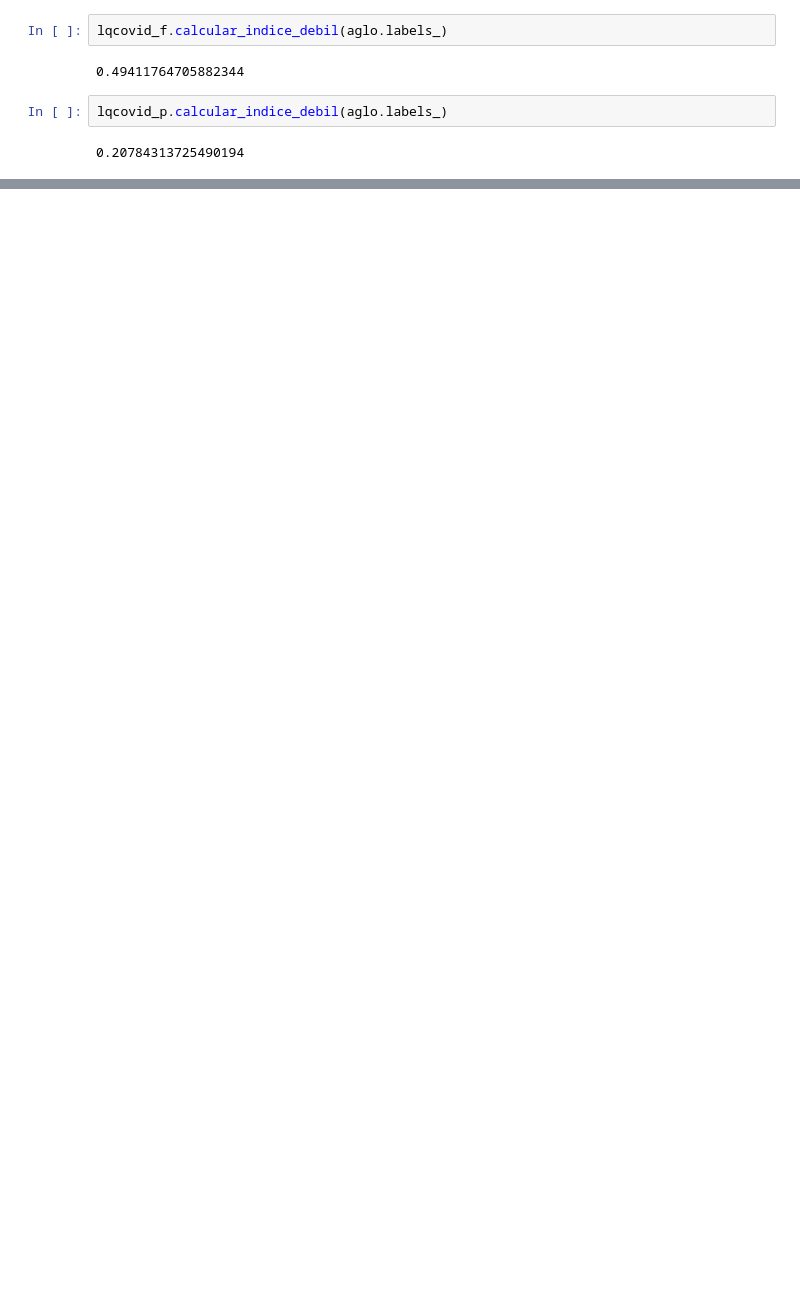
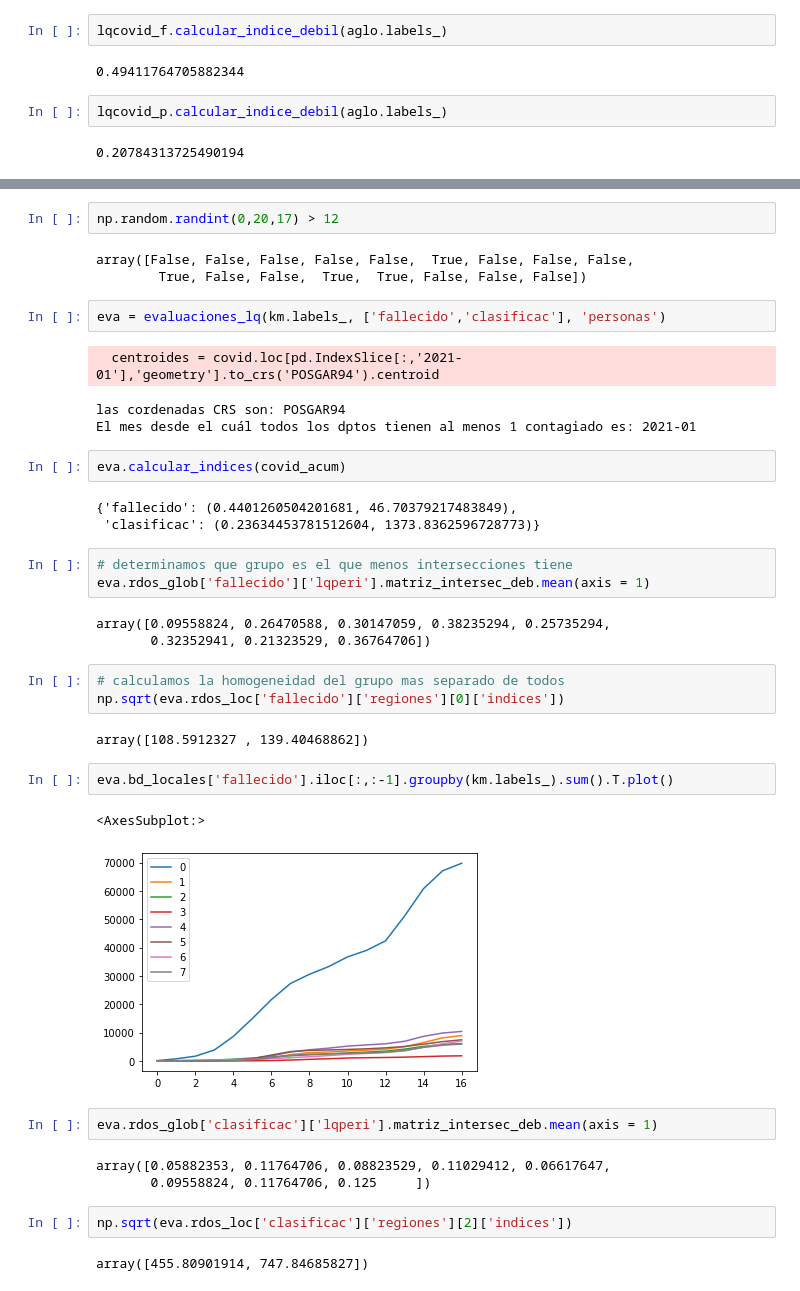
Before and after one commit to pabanib/Covid2, a Jupyter notebook: Autoencoders.ipynb, the cells around one changed output, grey strips where cells are left out. Cells and saved outputs as stored; diff of their text form; blank space fills up the shorter version.

```diff
--- a/Autoencoders.ipynb
+++ b/Autoencoders.ipynb
@@ -561,0 +634,41 @@ gpd.GeoDataFrame(covid_acum_geo).plot(km.labels_, figsize = (10,8), legend = Tru
+# %%
+np.random.randint(0,20,17) > 12
+# %% [output]
+array([False, False, False, False, False,  True, False, False, False,
+        True, False, False,  True,  True, False, False, False])
+# %%
+eva = evaluaciones_lq(km.labels_, ['fallecido','clasificac'], 'personas')
+# %% [output]
+  centroides = covid.loc[pd.IndexSlice[:,'2021-01'],'geometry'].to_crs('POSGAR94').centroid
+las cordenadas CRS son: POSGAR94
+El mes desde el cuál todos los dptos tienen al menos 1 contagiado es: 2021-01
+# %%
+eva.calcular_indices(covid_acum)
+# %% [output]
+{'fallecido': (0.4401260504201681, 46.70379217483849),
+ 'clasificac': (0.23634453781512604, 1373.8362596728773)}
+# %%
+# determinamos que grupo es el que menos intersecciones tiene
+eva.rdos_glob['fallecido']['lqperi'].matriz_intersec_deb.mean(axis = 1)
+# %% [output]
+array([0.09558824, 0.26470588, 0.30147059, 0.38235294, 0.25735294,
+       0.32352941, 0.21323529, 0.36764706])
+# %%
+# calculamos la homogeneidad del grupo mas separado de todos
+np.sqrt(eva.rdos_loc['fallecido']['regiones'][0]['indices'])
+# %% [output]
+array([108.5912327 , 139.40468862])
+# %%
+eva.bd_locales['fallecido'].iloc[:,:-1].groupby(km.labels_).sum().T.plot()
+# %% [output]
+<AxesSubplot:>
+[figure, added]
+# %%
+eva.rdos_glob['clasificac']['lqperi'].matriz_intersec_deb.mean(axis = 1)
+# %% [output]
+array([0.05882353, 0.11764706, 0.08823529, 0.11029412, 0.06617647,
+       0.09558824, 0.11764706, 0.125     ])
+# %%
+np.sqrt(eva.rdos_loc['clasificac']['regiones'][2]['indices'])
+# %% [output]
+array([455.80901914, 747.84685827])
```
Also changed, not shown: parts of 48 cells of this notebook, 1 other file.
